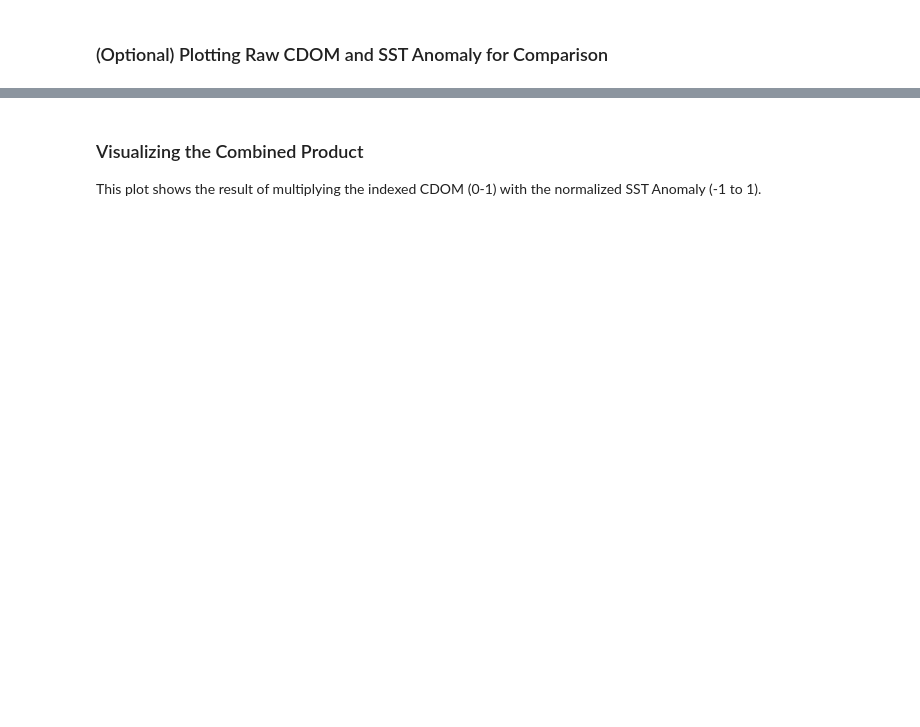
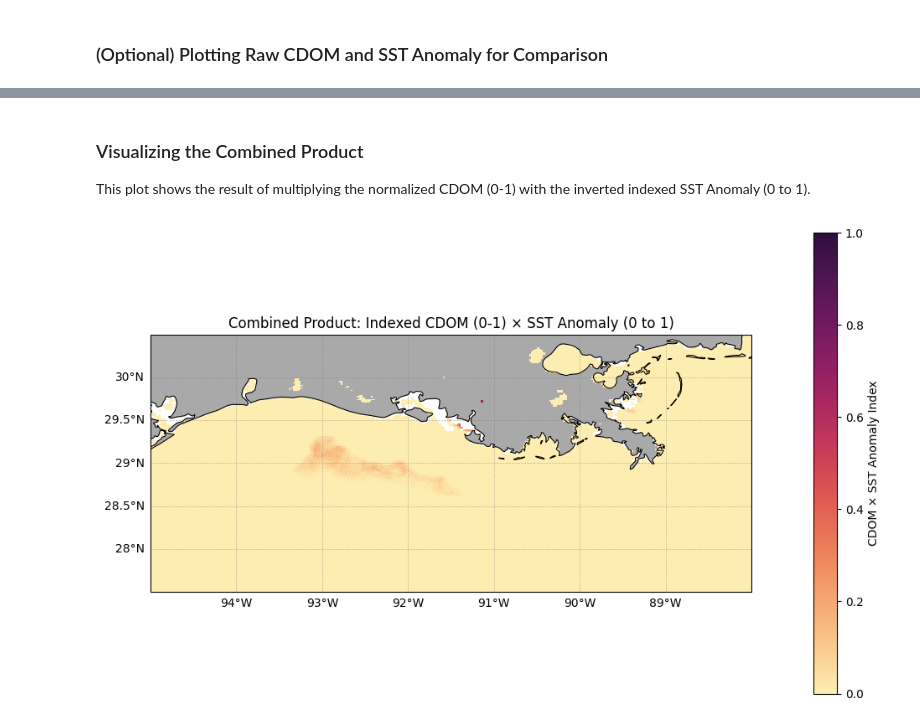
Before and after one commit to makaip/nasa-murep-local, a Jupyter notebook: cdom_sst/test_cdomsstanom.ipynb, the cells around one changed output, grey strips where cells are left out. Saved outputs shown, nothing was run; the diff lists cells and outputs as text; code cells hidden in the pictures; blank space fills up the shorter version.

```diff
--- a/cdom_sst/test_cdomsstanom.ipynb
+++ b/cdom_sst/test_cdomsstanom.ipynb
@@ -320,34 +351,36 @@ plt.show()
 # %% [markdown]
 ### Visualizing the Combined Product
 
-This plot shows the result of multiplying the indexed CDOM (0-1) with the normalized SST Anomaly (-1 to 1).
+This plot shows the result of multiplying the normalized CDOM (0-1) with the inverted indexed SST Anomaly (0 to 1).
 # %%
 # Plot the combined product
 fig = plt.figure(figsize=(10, 8))
 ax = plt.axes(projection=ccrs.PlateCarree())
 ax.set_extent([lon_edges_grid[0], lon_edges_grid[-1], lat_edges_grid[0], lat_edges_grid[-1]], crs=ccrs.PlateCarree())
 
 # Set color limits for 0 to 1
 comb_vmin, comb_vmax = 0, 1
 
 # Plot the combined product with cmocean matter colormap
 combined_plot = ax.pcolormesh(lon_edges_grid, lat_edges_grid, combined_product,
                             cmap=cmocean.cm.matter, shading='auto',
                             vmin=comb_vmin, vmax=comb_vmax, transform=ccrs.PlateCarree())
 
 # Add map features
 ax.add_feature(cfeature.COASTLINE, linewidth=0.8, edgecolor='black', zorder=3)
 ax.add_feature(cfeature.LAND, facecolor='darkgray', zorder=0)
 ax.add_feature(cfeature.BORDERS, linestyle=':', edgecolor='dimgray', zorder=2)
 
 # Add gridlines
 gl = ax.gridlines(crs=ccrs.PlateCarree(), draw_labels=True, linewidth=0.5, color='gray', alpha=0.5, linestyle='--')
 gl.top_labels = False
 gl.right_labels = False
 
 # Add colorbar
 cbar = fig.colorbar(combined_plot, ax=ax, label='CDOM × SST Anomaly Index', shrink=0.7, pad=0.08)
 
-plt.title("Combined Product: Indexed CDOM (0-1) × SST Anomaly (-1 to 1)", fontsize=12)
+plt.title("Combined Product: Indexed CDOM (0-1) × SST Anomaly (0 to 1)", fontsize=12)
 plt.tight_layout(pad=0.5)
 plt.show()
+# %% [output]
+[figure, added]
```
Also changed, not shown: parts of 10 cells of this notebook.
